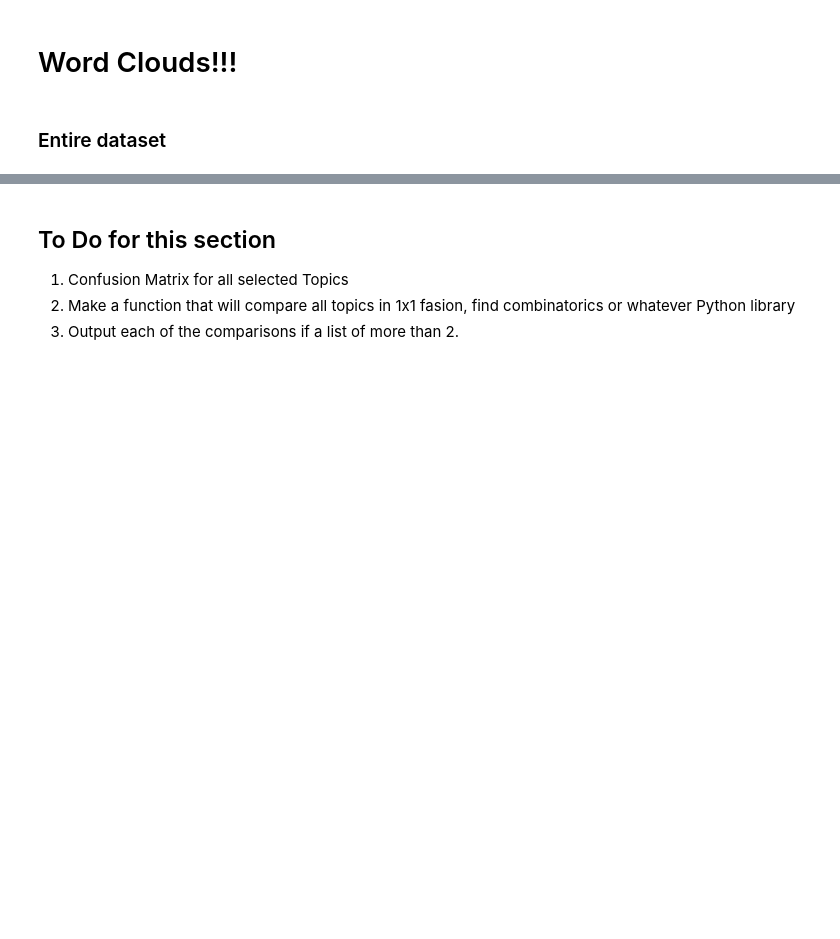
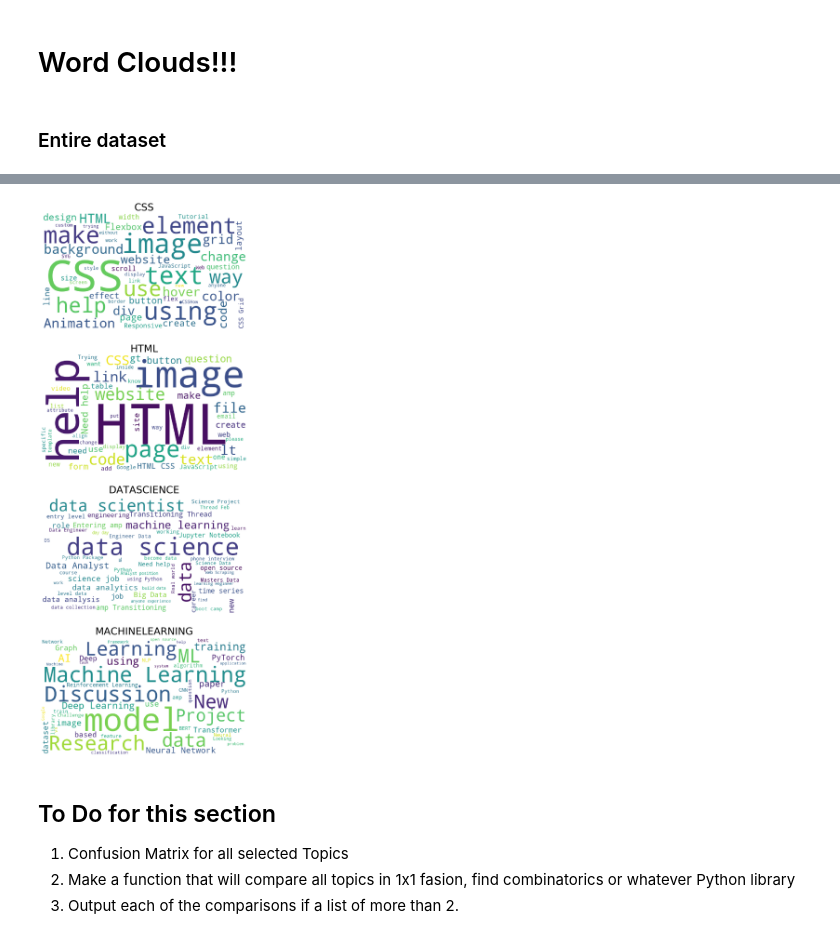
Before and after one commit to datapointchris/reddit-nlp, a Jupyter notebook: code/ds_workflow.ipynb, the cells around one changed output, grey strips where cells are left out. Saved outputs shown, nothing was run; the diff lists cells and outputs as text; code cells hidden in the pictures; blank space fills up the shorter version.

```diff
--- a/code/ds_workflow.ipynb
+++ b/code/ds_workflow.ipynb
@@ -347,13 +325,21 @@ make_cloud(X)
 # %%
-fig = plt.figure(figsize=(14, 6*len(trimmed_list)))
-for i, sub in enumerate(trimmed_list):
-    ax = fig.add_subplot(len(trimmed_list),1,i+1)
-    cloud = make_cloud(X=df[df['subreddit'] == sub]['title'])
+def make_all_clouds(subreddit_list):
+    '''
+    Makes seperate word clouds for each subreddit in the list
+    '''
+    fig = plt.figure(figsize=(14, 6*len(subreddit_list)))
+    for i, sub in enumerate(subreddit_list):
+        ax = fig.add_subplot(len(subreddit_list),1,i+1)
+        cloud = make_cloud(X=df[df['subreddit'] == sub]['title'])
 
 
-    ax.set_title(topic.upper(), fontdict={'fontsize': 24})
-    ax.imshow(cloud)
-    ax.axis('off')
+        ax.set_title(sub.upper(), fontdict={'fontsize': 24})
+        ax.imshow(cloud)
+        ax.axis('off')
+# %%
+make_all_clouds(subreddit_list)
+# %% [output]
+[figure, added]
 # %% [markdown]
 ## To Do for this section
 
```
Also changed, not shown: parts of 6 cells of this notebook.
